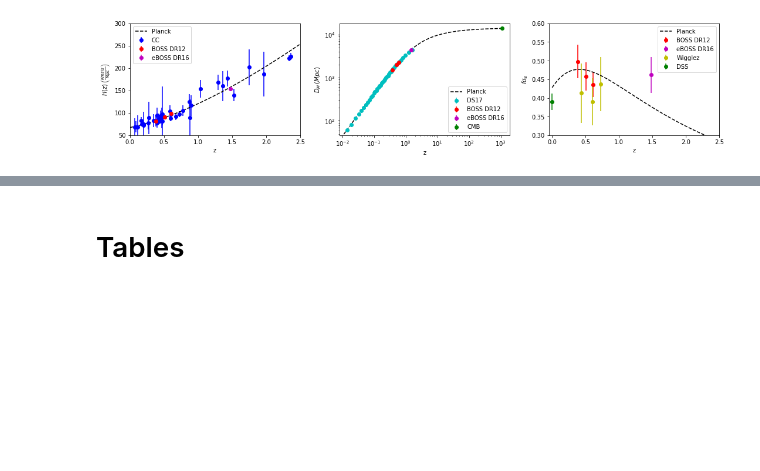
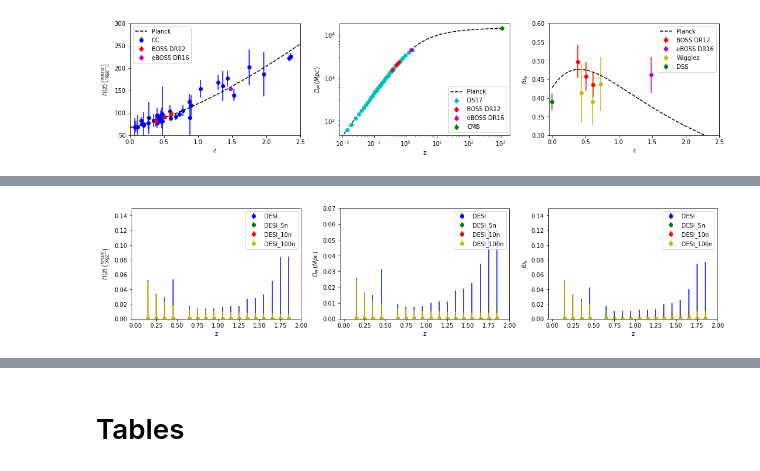
Before and after one commit to JaimeRZP/Growz, a Jupyter notebook: notebooks/plotting_Xi.ipynb, the cells around one changed output, grey strips where cells are left out. Cells and saved outputs as stored; diff of their text form; code cells hidden in the pictures; blank space fills up the shorter version.

```diff
--- a/notebooks/plotting_Xi.ipynb
+++ b/notebooks/plotting_Xi.ipynb
@@ -214,0 +284,48 @@ plt.savefig('/mnt/c/Users/Jaime/Desktop/PhD/gp_figures/data.pdf', bbox_inches='t
+# %%
+fig=plt.figure(figsize=(18,3.5))
+fig.subplots_adjust(wspace=0.23)
+
+ax1 = plt.subplot(131)
+plt.errorbar(DESI_data['z'], np.zeros_like(DESI_data['H_data']-Hmean)/Hmean, yerr = DESI_data['H_err']/Hmean, fmt='bo', label='DESI')
+plt.errorbar(DESI5n_data['z'], np.zeros_like(DESI5n_data['H_data']-Hmean)/Hmean, yerr = DESI5n_data['H_err']/Hmean, fmt='go', label='DESI_5n')
+plt.errorbar(DESI10n_data['z'], np.zeros_like(DESI10n_data['H_data']-Hmean)/Hmean, yerr = DESI10n_data['H_err']/Hmean, fmt='ro', label='DESI_10n')
+plt.errorbar(DESI100n_data['z'], np.zeros_like(DESI100n_data['H_data']-Hmean)/Hmean, yerr = DESI100n_data['H_err']/Hmean, fmt='yo', label='DESI_100n')
+
+# axis labels and title
+plt.xlim(-0.05, 2.)
+plt.ylim(0, 0.15)
+plt.xlabel("z")
+plt.ylabel(r"$H(z) \, \left(\frac{Kms/s}{Mpc} \right)$")
+plt.legend();
+
+ax1 = plt.subplot(132)
+#plt.plot(z_planck, Planck['dM_arr'], "k--", label='Planck')
+plt.errorbar(DESI_data['z'], np.zeros_like(DESI_data['dA_data']-Dmean)/Dmean, yerr = DESI_data['dA_err']/Dmean, fmt='bo', label='DESI')
+plt.errorbar(DESI5n_data['z'], np.zeros_like(DESI5n_data['dA_data']-Dmean)/Dmean, yerr = DESI5n_data['dA_err']/Dmean, fmt='go', label='DESI_5n')
+plt.errorbar(DESI10n_data['z'], np.zeros_like(DESI10n_data['dA_data']-Dmean)/Dmean, yerr = DESI10n_data['dA_err']/Dmean, fmt='ro', label='DESI_10n')
+plt.errorbar(DESI100n_data['z'], np.zeros_like(DESI100n_data['dA_data']-Dmean)/Dmean, yerr = DESI100n_data['dA_err']/Dmean, fmt='yo', label='DESI_100n')
+
+plt.xlabel("z")
+plt.ylabel(r"$D_M$")
+plt.xlim(-0.05, 2)
+plt.ylim(0, 0.07)
+plt.ylabel(r"$D_M \, (Mpc)$")
+plt.legend();
+
+ax1 = plt.subplot(133)
+#plt.plot(z_planck, Planck['f_arr']*Planck['s8_arr'], "k--", label='Planck')
+plt.errorbar(DESI_data['z'], np.zeros_like(DESI_data['fs8_data']-fs8mean)/fs8mean, yerr = DESI_data['fs8_err']/fs8mean, fmt='bo', label='DESI')
+plt.errorbar(DESI5n_data['z'], np.zeros_like(DESI5n_data['fs8_data']-fs8mean)/fs8mean, yerr = DESI5n_data['fs8_err']/fs8mean, fmt='go', label='DESI_5n')
+plt.errorbar(DESI10n_data['z'], np.zeros_like(DESI10n_data['fs8_data']-fs8mean)/fs8mean, yerr = DESI10n_data['fs8_err']/fs8mean, fmt='ro', label='DESI_10n')
+plt.errorbar(DESI100n_data['z'], np.zeros_like(DESI100n_data['fs8_data']-fs8mean)/fs8mean, yerr = DESI100n_data['fs8_err']/fs8mean, fmt='yo', label='DESI_100n')
+
+plt.xlim(-0.05, 2)
+plt.ylim(0., .15)
+plt.xlabel("z")
+plt.ylabel(r"$f \sigma_8$")
+plt.legend();
+
+os.remove('/mnt/c/Users/Jaime/Desktop/PhD/gp_figures/data.pdf')
+plt.savefig('/mnt/c/Users/Jaime/Desktop/PhD/gp_figures/data.pdf', bbox_inches='tight', pad_inches=0)
+# %% [output]
+[figure, added]
```
Also changed, not shown: parts of 70 cells of this notebook, 3 other files.
